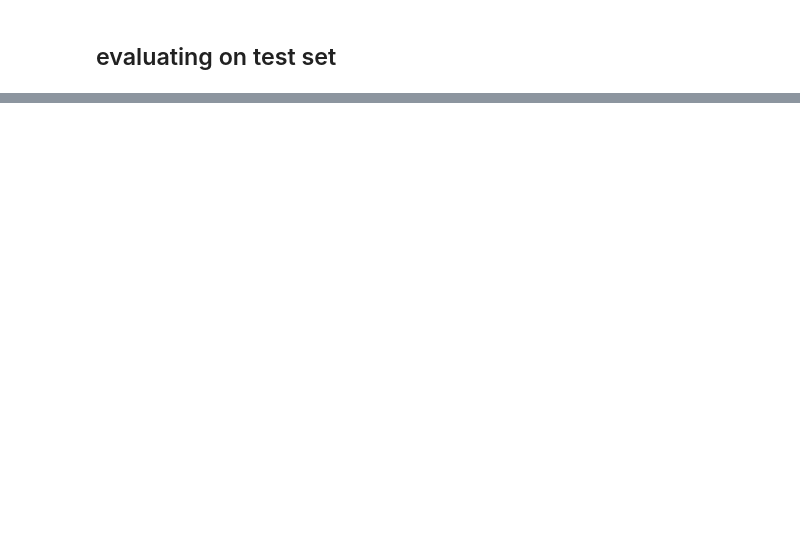
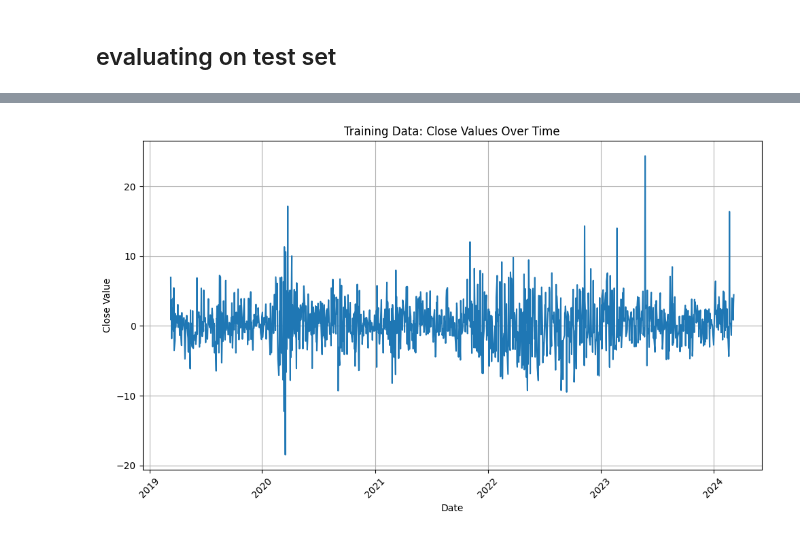
Before and after one commit to GustavLundberg1/LSTM-Neural-Network-for-Stock-Market-prediciton, a Jupyter notebook: main.ipynb, the cells around one changed output, grey strips where cells are left out. Drawn from its saved outputs; the diff is of its cells as text; code cells hidden in the pictures; blank space fills up the shorter version.

```diff
--- a/main.ipynb
+++ b/main.ipynb
@@ -259,0 +268,12 @@ deque([531.400024, 543.5, 548.219971], maxlen=3)
+# %%
+train_df = pd.read_csv('NVDA_train.csv')
+train_df.drop(columns=['Open', 'High', 'Low', 'Adj Close', 'Volume'], inplace=True)
+train_df['Date'] = pd.to_datetime(train_df['Date'])
+train_df = train_df[['Date', 'Close']]
+train_df.index = train_df.pop('Date')
+
+df_returns = train_df
+df_returns['Return'] = df_returns['Close'].pct_change() * 100
+df_returns.drop(columns=['Close'], inplace=True)
+df_returns.dropna(inplace=True)
+print(df_returns)
@@ -259,0 +296,12 @@ deque([531.400024, 543.5, 548.219971], maxlen=3)
+# %%
+plt.figure(figsize=(10, 6))
+plt.plot(df_returns['Date'], df_returns['Return'], marker='', linestyle='-')
+plt.title('Training Data: Close Values Over Time')
+plt.xlabel('Date')
+plt.ylabel('Close Value')
+plt.xticks(rotation=45)
+plt.grid(True)
+plt.tight_layout()
+plt.show()
+# %% [output]
+[figure, added]
```
Also changed, not shown: parts of 18 cells of this notebook, 3 other files.
